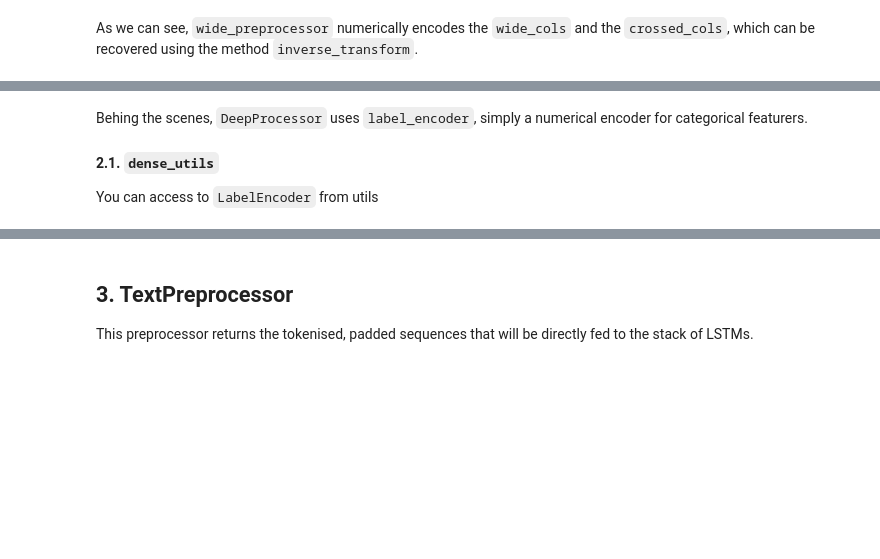
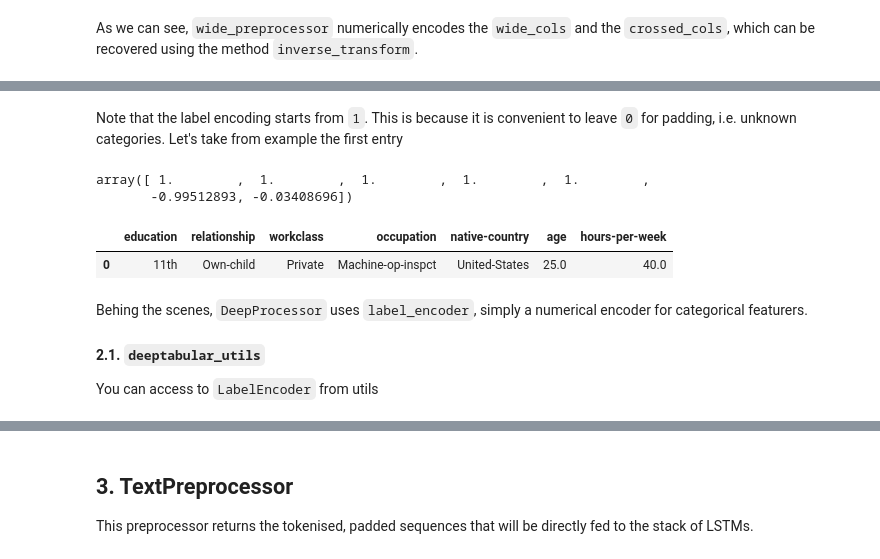
Before and after one commit to jrzaurin/pytorch-widedeep, a Jupyter notebook: examples/01_Preprocessors_and_utils.ipynb, the cells around one changed output, grey strips where cells are left out. Cells and saved outputs as stored; diff of their text form; code cells hidden in the pictures; blank space fills up the shorter version.

```diff
--- a/examples/01_Preprocessors_and_utils.ipynb
+++ b/examples/01_Preprocessors_and_utils.ipynb
@@ -108,7 +108,7 @@ from pytorch_widedeep.preprocessing import DensePreprocessor
 cat_embed_cols = [('education',10), ('relationship',8), ('workclass',10), ('occupation',10),('native-country',10)]
 continuous_cols = ["age","hours-per-week"]
 # %%
-deep_preprocessor = DensePreprocessor(embed_cols=cat_embed_cols, continuous_cols=continuous_cols)
-X_deep = deep_preprocessor.fit_transform(df)
+tab_preprocessor = TabPreprocessor(embed_cols=cat_embed_cols, continuous_cols=continuous_cols)
+X_tab = tab_preprocessor.fit_transform(df)
 # From here on, any new observation can be prepared by simply running `.transform`
 # new_X_deep = deep_preprocessor.transform(new_df)
@@ -131,7 +131,19 @@ array([[ 0.        ,  0.        ,  0.        , ...,  0.        ,
+# %% [markdown]
+Note that the label encoding starts from `1`. This is because it is convenient to leave `0` for padding, i.e. unknown categories. Let's take from example the first entry
+# %%
+X_tab[0]
+# %% [output]
+array([ 1.        ,  1.        ,  1.        ,  1.        ,  1.        ,
+       -0.99512893, -0.03408696])
+# %%
+tab_preprocessor.inverse_transform(X_tab[:1])
+# %% [output]
+|  | education | relationship | workclass | occupation | native-country | age | hours-per-week |
+| 0 | 11th | Own-child | Private | Machine-op-inspct | United-States | 25.0 | 40.0 |
 # %% [markdown]
 Behing the scenes, `DeepProcessor` uses `label_encoder`, simply a numerical encoder for categorical featurers.
 
-#### 2.1. `dense_utils`
+#### 2.1. `deeptabular_utils`
 
 You can access to `LabelEncoder` from utils
 # %%
```
Also changed, not shown: parts of 17 cells of this notebook, 27 other files.
